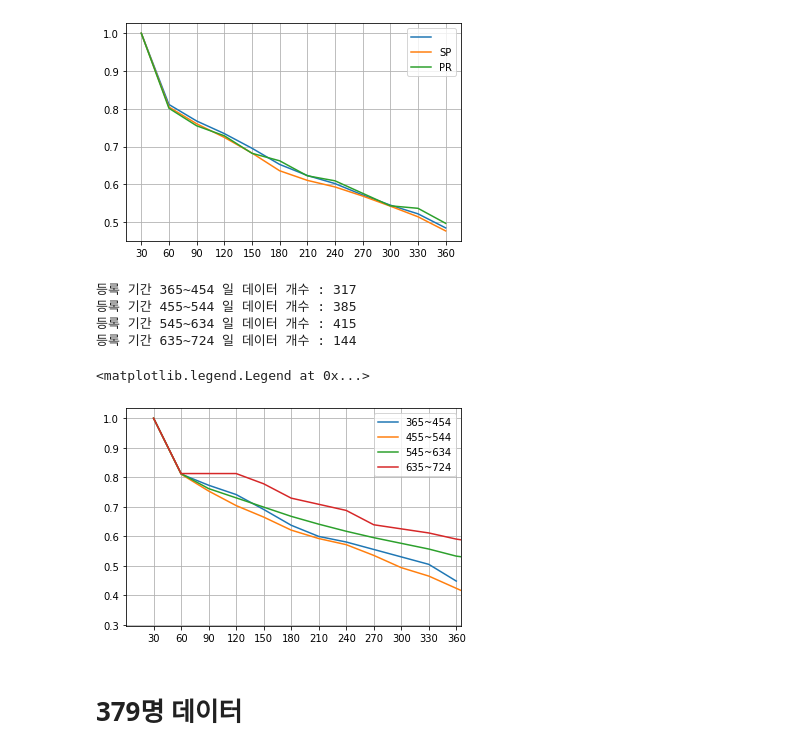
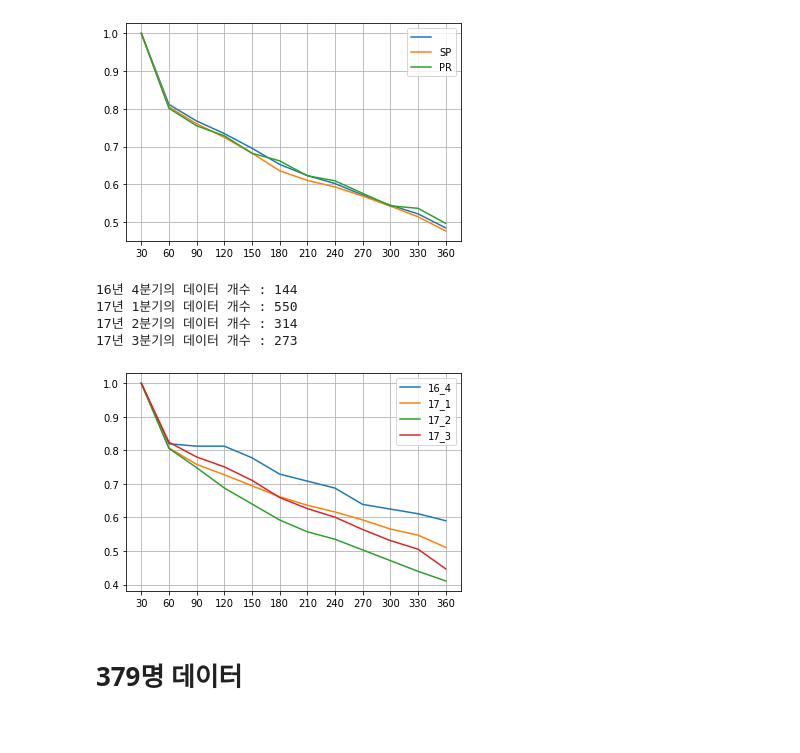
Before and after one commit to cyss93/CP1_team8, a Jupyter notebook: retention_시각화.ipynb, the cells around one changed output. Drawn from its saved outputs; the diff is of its cells as text; code cells hidden in the pictures.

```diff
--- a/retention_시각화.ipynb
+++ b/retention_시각화.ipynb
@@ -91,33 +84,29 @@ plt.legend(['', df[variable].value_counts().index[0], df[variable].value_counts(
 plt.grid(True)
 # %% [output]
 [figure]
-# %%
-# cohorts 분석
-df = seller_3088
-days = 365
-interval = 30
-term = 90
-
-plt.xlim([0,days])
-ax = plt.subplot()
-ax.set_xticks(cohorts(df,days,term,interval)[0])
-plt.grid(True)
-legend = []
-
-while days < df['registration_days'].max():
-  plt.plot(cohorts(df,days,term,interval)[0],cohorts(df,days,term,interval)[1])
-  print(f'등록 기간 {days}~{days+term-1} 일 데이터 개수 :', len(df[(df['registration_days']>=days)&(df['registration_days']<days+term)]))
-  legend.append(f'{days}~{days+term-1}')
-  days = days+term
-
-plt.legend(legend)
-# %% [output]
-등록 기간 365~454 일 데이터 개수 : 317
-등록 기간 455~544 일 데이터 개수 : 385
-등록 기간 545~634 일 데이터 개수 : 415
-등록 기간 635~724 일 데이터 개수 : 144
-<matplotlib.legend.Legend at 0x...>
-[figure, removed]
+# %%
+# cohorts 분석
+days = 360
+interval = 30
+legend = []
+
+for x in sorted(list(set(seller_3088['registration_quarter']))):
+  df = seller_3088[seller_3088['registration_quarter']==x]
+  if len(df[df['registration_days']>=days])>0 and x !='etc':
+    plt.plot(retention(df,days,interval)[0],retention(df,days,interval)[1])
+    print(f'{x[:2]}년 {x[-1:]}분기의 데이터 개수 :',len(df[df['registration_days']>=days]))
+    legend.append(x)
+  ax = plt.subplot()
+  ax.set_xticks(retention(df,days,interval)[0])
+
+plt.legend(legend)
+plt.grid(True)
+# %% [output]
+16년 4분기의 데이터 개수 : 144
+17년 1분기의 데이터 개수 : 550
+17년 2분기의 데이터 개수 : 314
+17년 3분기의 데이터 개수 : 273
+[figure, added]
 # %% [markdown]
 # 379명 데이터
 # %%
```
Also changed, not shown: parts of 2 cells of this notebook.
